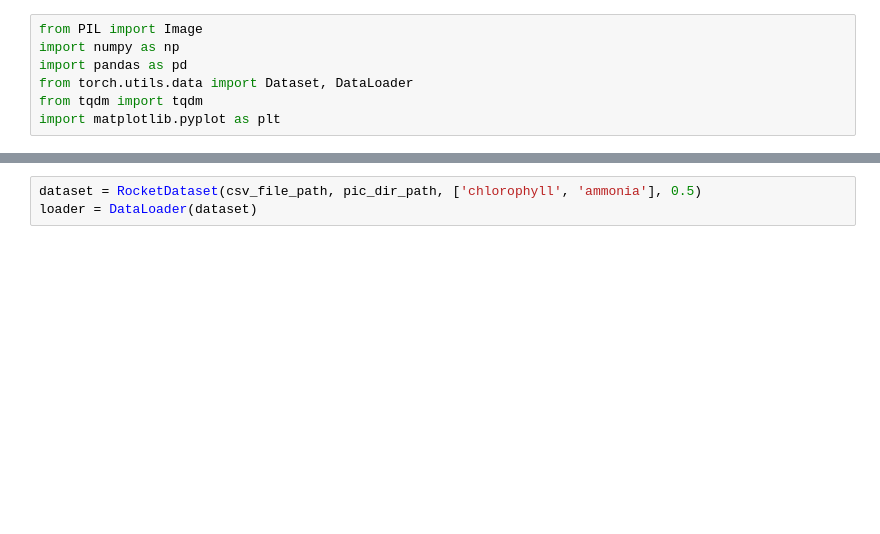
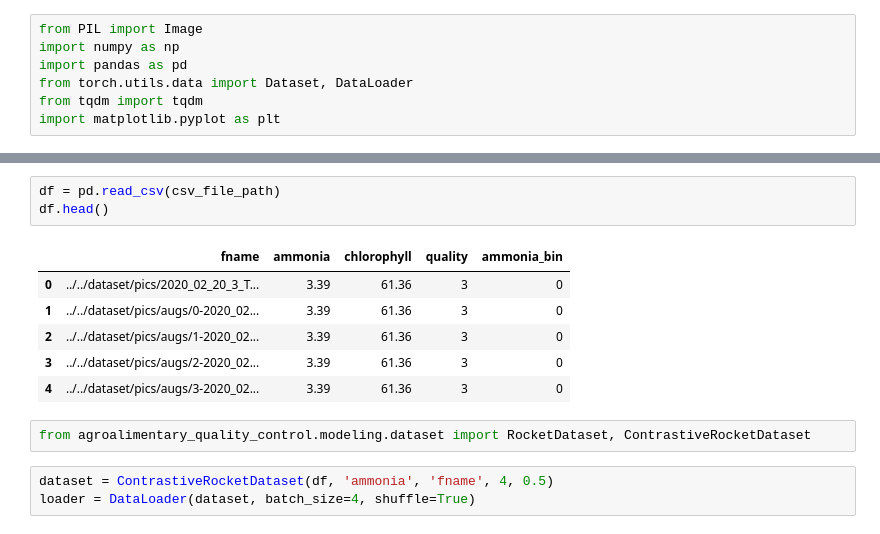
Before and after one commit to GianmarcoTurchiano/Agroalimentary-Quality-Control, a Jupyter notebook: notebooks/loader.ipynb, the cells around one changed output, grey strips where cells are left out. Drawn from its saved outputs; the diff is of its cells as text; blank space fills up the shorter version.

```diff
--- a/notebooks/loader.ipynb
+++ b/notebooks/loader.ipynb
@@ -52,4 +11,16 @@ class RocketDataset(Dataset):
+# %%
+df = pd.read_csv(csv_file_path)
+df.head()
+# %% [output]
+|  | fname | ammonia | chlorophyll | quality | ammonia_bin |
+| 0 | ../../dataset/pics/2020_02_20_3_T... | 3.39 | 61.36 | 3 | 0 |
+| 1 | ../../dataset/pics/augs/0-2020_02... | 3.39 | 61.36 | 3 | 0 |
+| 2 | ../../dataset/pics/augs/1-2020_02... | 3.39 | 61.36 | 3 | 0 |
+| 3 | ../../dataset/pics/augs/2-2020_02... | 3.39 | 61.36 | 3 | 0 |
+| 4 | ../../dataset/pics/augs/3-2020_02... | 3.39 | 61.36 | 3 | 0 |
+# %%
+from agroalimentary_quality_control.modeling.dataset import RocketDataset, ContrastiveRocketDataset
 # %%
-dataset = RocketDataset(csv_file_path, pic_dir_path, ['chlorophyll', 'ammonia'], 0.5)
-loader = DataLoader(dataset)
+dataset = ContrastiveRocketDataset(df, 'ammonia', 'fname', 4, 0.5)
+loader = DataLoader(dataset, batch_size=4, shuffle=True)
 # %%
```
Also changed, not shown: parts of 3 cells of this notebook, 4 other files.
